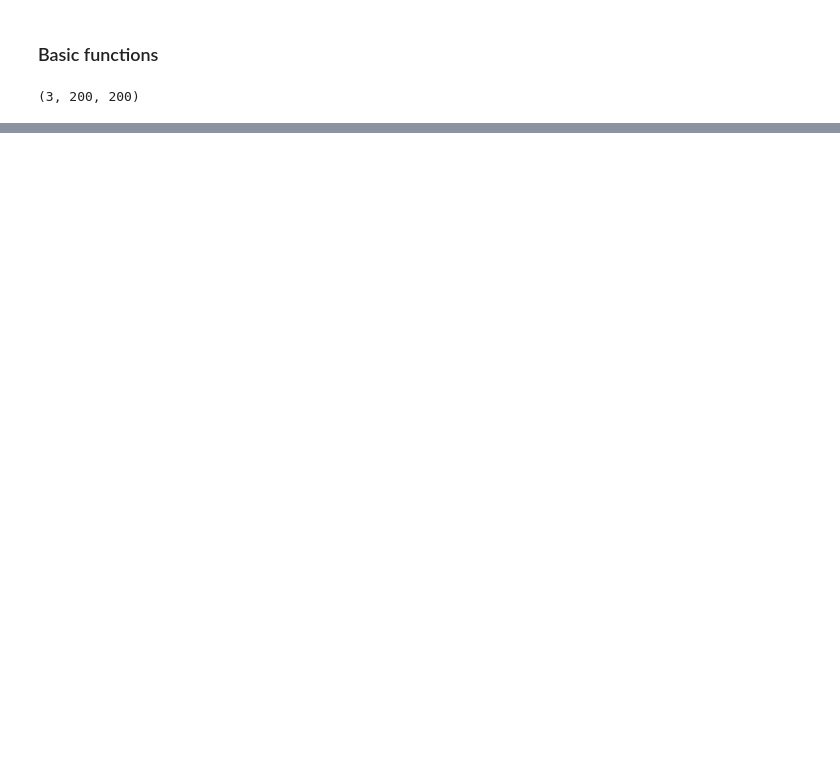
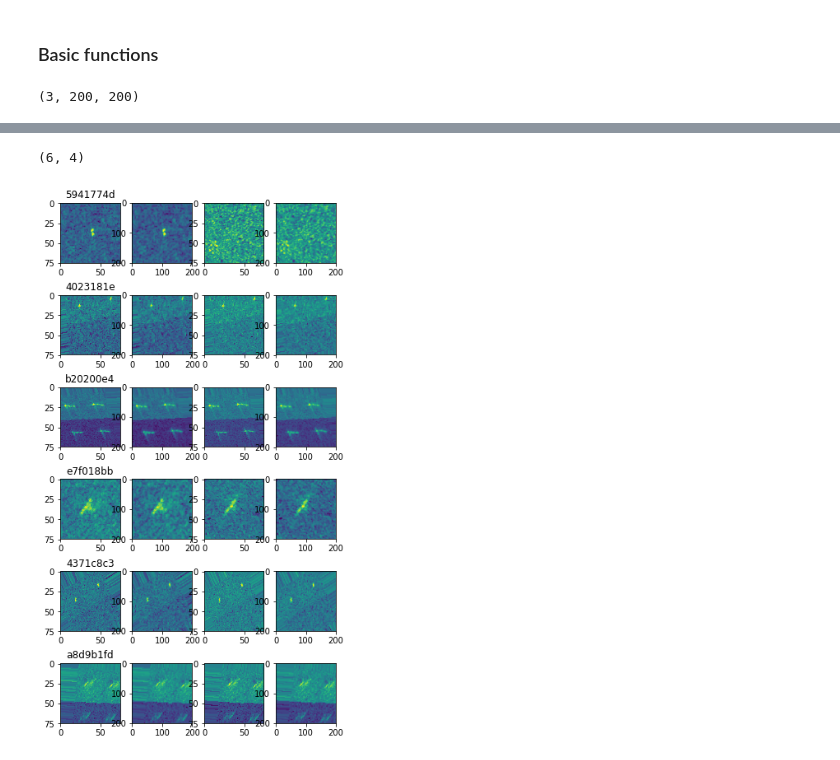
Before and after one commit to StudyExchange/Kaggle, a Jupyter notebook: statoil-iceberg-classifier-challenge/Image_Proccess_Resize.ipynb, the cells around one changed output, grey strips where cells are left out. Cells and saved outputs as stored; diff of their text form; code cells hidden in the pictures; blank space fills up the shorter version.

```diff
--- a/statoil-iceberg-classifier-challenge/Image_Proccess_Resize.ipynb
+++ b/statoil-iceberg-classifier-challenge/Image_Proccess_Resize.ipynb
@@ -154 +221,6 @@ describe(band2_test_gray200)
+# %%
+show_data_images(6, 3, id_test, None, band1_test, band1_test200, band2_test, band2_test200)
+# %% [output]
+(6, 4)
+[figure, added]
 # %%
```
Also changed, not shown: parts of 22 cells of this notebook, 29 other files.
